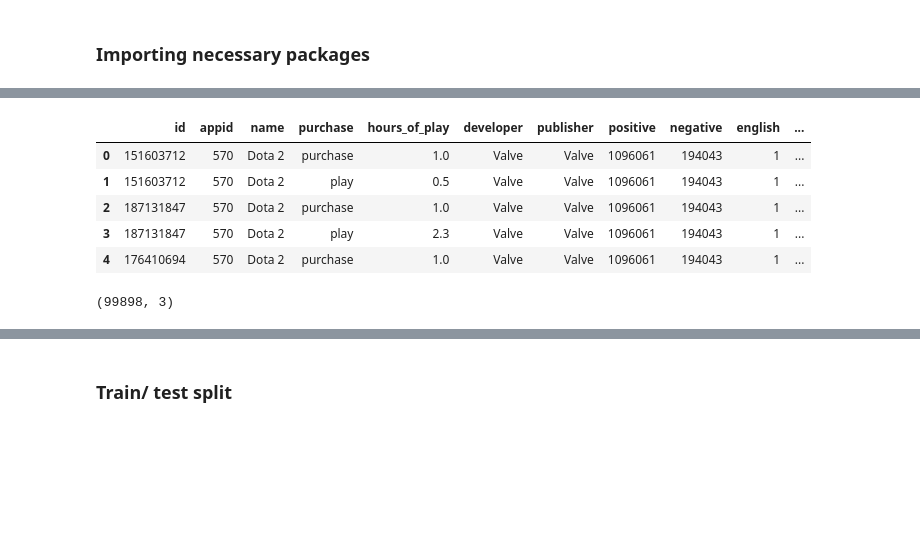
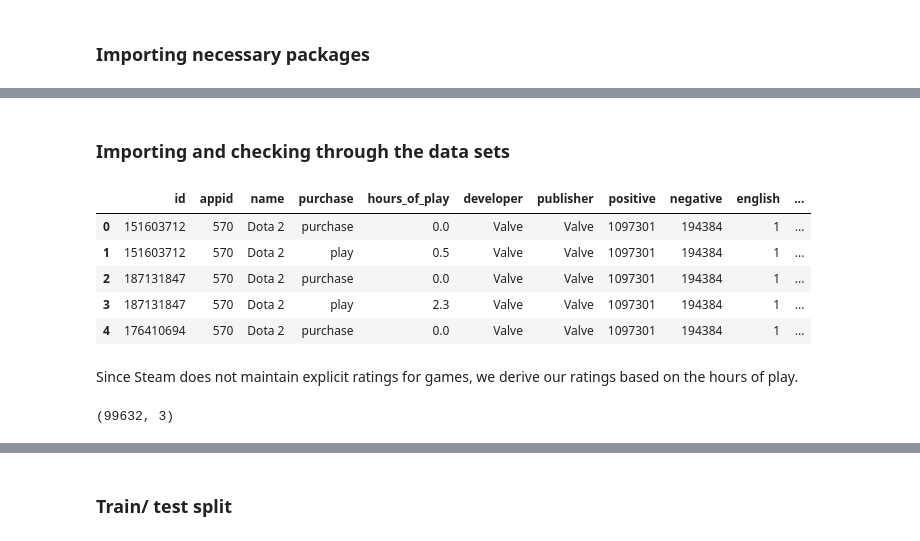
Before and after one commit to IsabelJoseph101/steam_recommendation_system, a Jupyter notebook: Untitled1.ipynb, the cells around one changed output, grey strips where cells are left out. Drawn from its saved outputs; the diff is of its cells as text; code cells hidden in the pictures; blank space fills up the shorter version.

```diff
--- a/Untitled1.ipynb
+++ b/Untitled1.ipynb
@@ -58,18 +71,20 @@ Archive:  data.zip
+# %% [markdown]
+### Importing and checking through the data sets
 # %%
 # importing the data set
-df = pd.read_csv('data/steam_rs.csv')
+steam = pd.read_csv('steam_rs.csv')
 # %%
-# drop the timestamp column
-df_cf = df.drop('release_date', axis = 1)
+# removing release_date column
+steam = steam.drop('release_date', axis = 1)
 # %%
 # displaying the data frame
-df_cf.head()
+steam.head()
 # %% [output]
 |  | id | appid | name | purchase | hours_of_play | developer | publisher | positive | negative | english | ... |
-| 0 | 151603712 | 570 | Dota 2 | purchase | 1.0 | Valve | Valve | 1096061 | 194043 | 1 | ... |
-| 1 | 151603712 | 570 | Dota 2 | play | 0.5 | Valve | Valve | 1096061 | 194043 | 1 | ... |
-| 2 | 187131847 | 570 | Dota 2 | purchase | 1.0 | Valve | Valve | 1096061 | 194043 | 1 | ... |
-| 3 | 187131847 | 570 | Dota 2 | play | 2.3 | Valve | Valve | 1096061 | 194043 | 1 | ... |
-| 4 | 176410694 | 570 | Dota 2 | purchase | 1.0 | Valve | Valve | 1096061 | 194043 | 1 | ... |
+| 0 | 151603712 | 570 | Dota 2 | purchase | 0.0 | Valve | Valve | 1097301 | 194384 | 1 | ... |
+| 1 | 151603712 | 570 | Dota 2 | play | 0.5 | Valve | Valve | 1097301 | 194384 | 1 | ... |
+| 2 | 187131847 | 570 | Dota 2 | purchase | 0.0 | Valve | Valve | 1097301 | 194384 | 1 | ... |
+| 3 | 187131847 | 570 | Dota 2 | play | 2.3 | Valve | Valve | 1097301 | 194384 | 1 | ... |
+| 4 | 176410694 | 570 | Dota 2 | purchase | 0.0 | Valve | Valve | 1097301 | 194384 | 1 | ... |
 # %%
 # modifying the columns in the data frame
@@ -77 +92,3 @@ df_cf = df_cf[['id', 'appid', 'name', 'rank', 'genres', 'steamspy_tags', 'short_
+# %% [markdown]
+Since Steam does not maintain explicit ratings for games, we derive our ratings based on the hours of play.
 # %%
@@ -80,5 +97,5 @@ df = df_cf[['id', 'name', 'rank']]
 # %%
 # displaying shape of data frame
-df.shape
+steam.shape
 # %% [output]
-(99898, 3)
+(99632, 3)
```
Also changed, not shown: parts of 60 cells of this notebook.
